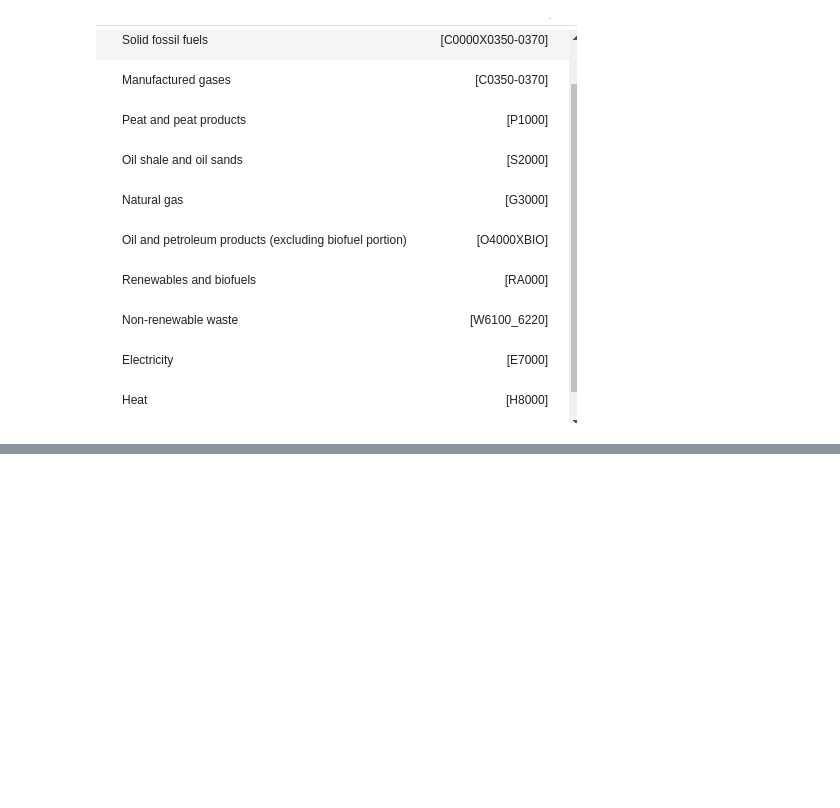
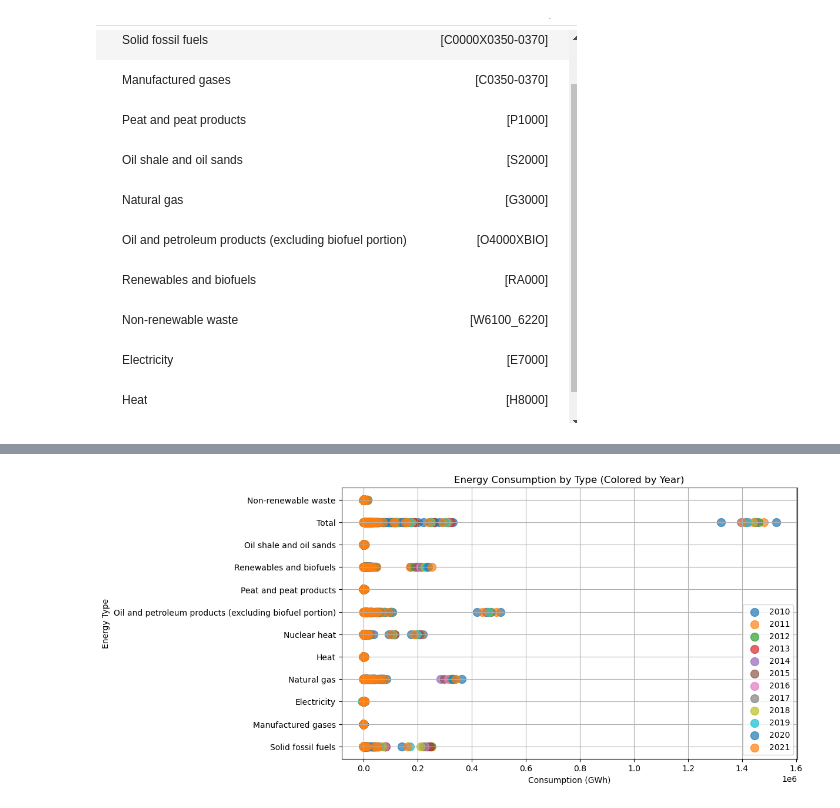
Before and after one commit to CaspervanWetten/DataDetectives, a Jupyter notebook: notebook/EUROSTAT.ipynb, the cells around one changed output, grey strips where cells are left out. Drawn from its saved outputs; the diff is of its cells as text; code cells hidden in the pictures; blank space fills up the shorter version.

```diff
--- a/notebook/EUROSTAT.ipynb
+++ b/notebook/EUROSTAT.ipynb
@@ -186,0 +229,18 @@ from sqlalchemy import create_engine, text, inspect, Table
+# %%
+
+years = df2.columns[2:]  # Assuming the columns for years start at the third column
+
+# Create a scatter plot with different colors for each year
+plt.figure(figsize=(10, 6))
+
+for i, year in enumerate(years):
+    plt.scatter(df2[year], df2['energy'], s=100, alpha=0.7, label=year)
+
+plt.xlabel('Consumption (GWh)')
+plt.ylabel('Energy Type')
+plt.title('Energy Consumption by Type (Colored by Year)')
+plt.legend()
+plt.grid()
+plt.show()
+# %% [output]
+[figure, added]
```
Also changed, not shown: parts of 5 cells of this notebook.
